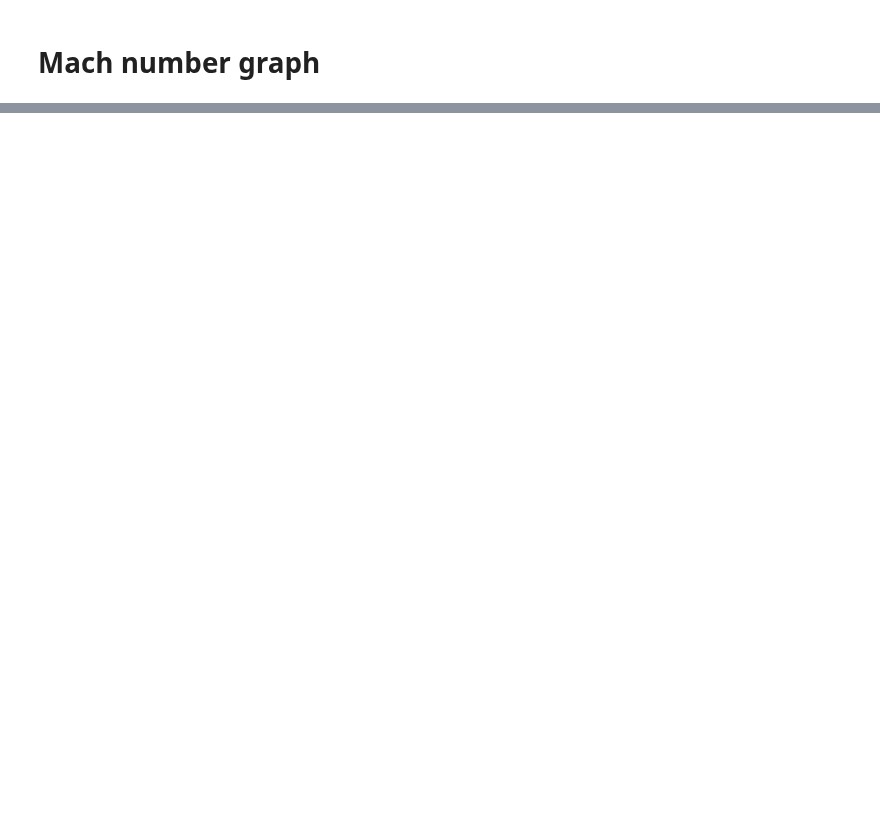
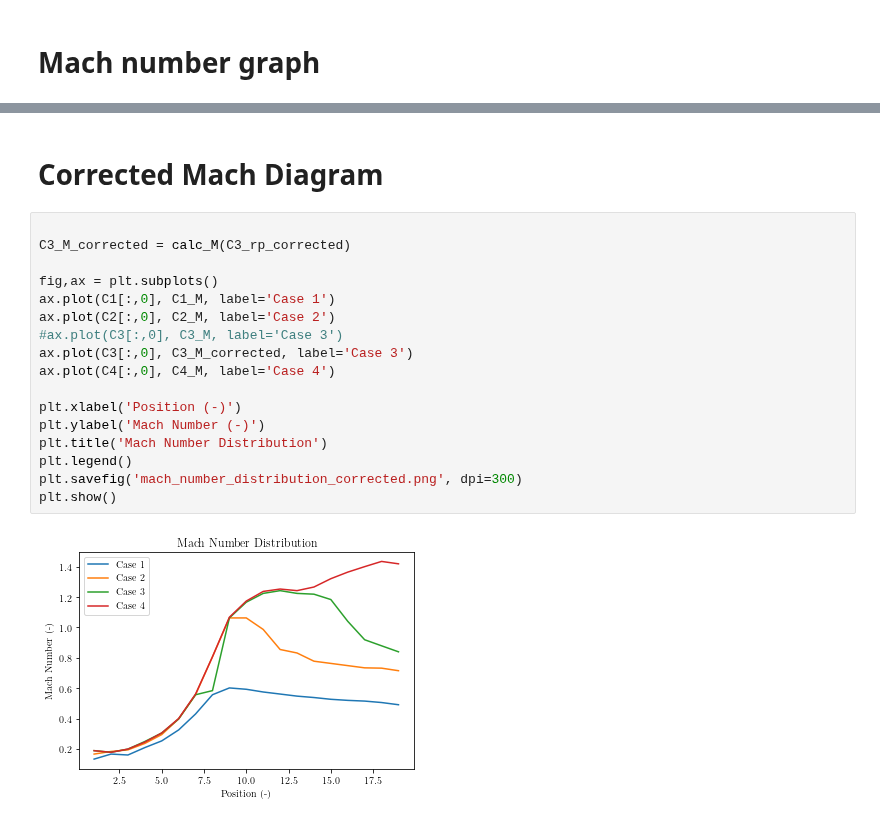
Before and after one commit to lpender3672/MEng-CW, a Jupyter notebook: IIA/3A3/Supersonic_Nozzle/analysis.ipynb, the cells around one changed output, grey strips where cells are left out. Cells and saved outputs as stored; diff of their text form; blank space fills up the shorter version.

```diff
--- a/IIA/3A3/Supersonic_Nozzle/analysis.ipynb
+++ b/IIA/3A3/Supersonic_Nozzle/analysis.ipynb
@@ -25,0 +166,21 @@ plt.show()
+# %% [markdown]
+# Corrected Mach Diagram
+# %%
+
+C3_M_corrected = calc_M(C3_rp_corrected)
+
+fig,ax = plt.subplots()
+ax.plot(C1[:,0], C1_M, label='Case 1')
+ax.plot(C2[:,0], C2_M, label='Case 2')
+#ax.plot(C3[:,0], C3_M, label='Case 3')
+ax.plot(C3[:,0], C3_M_corrected, label='Case 3')
+ax.plot(C4[:,0], C4_M, label='Case 4')
+
+plt.xlabel('Position (-)')
+plt.ylabel('Mach Number (-)')
+plt.title('Mach Number Distribution')
+plt.legend()
+plt.savefig('mach_number_distribution_corrected.png', dpi=300)
+plt.show()
+# %% [output]
+[figure, added]
```
Also changed, not shown: parts of 8 cells of this notebook, 8 other files.
